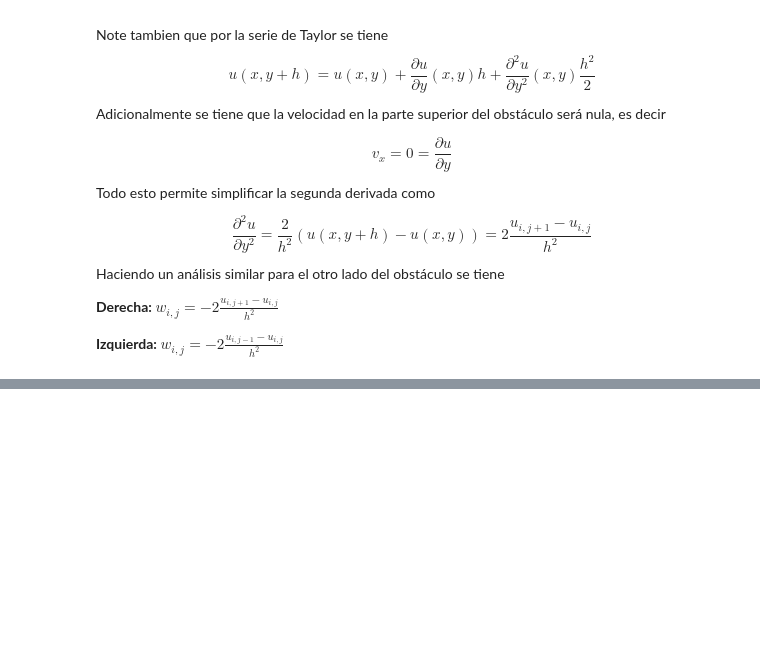
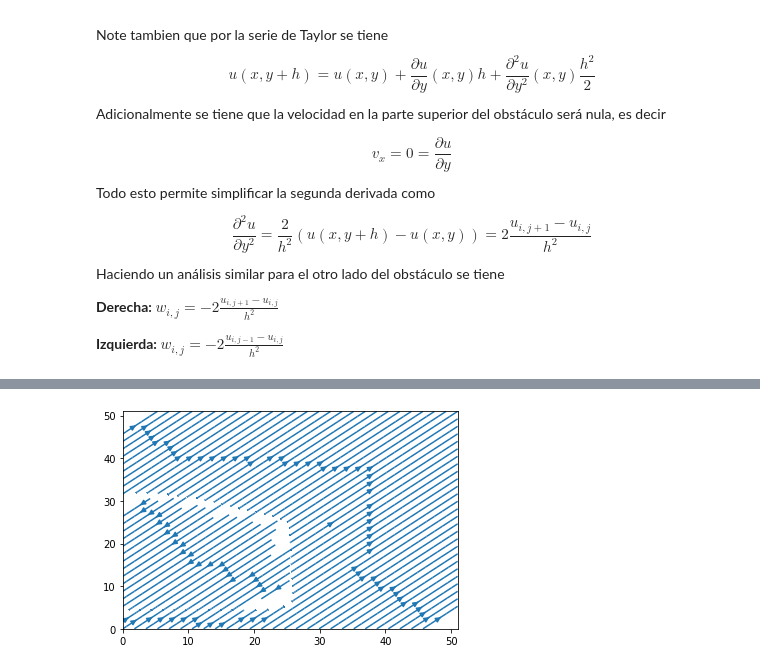
Before and after one commit to juanpablosalas/DanielDoradoJuanPabloSalas, a Jupyter notebook: Semana8/Semana8_DanielDoradoJuanPabloSalas.ipynb, the cells around one changed output, grey strips where cells are left out. Cells and saved outputs as stored; diff of their text form; code cells hidden in the pictures; blank space fills up the shorter version.

```diff
--- a/Semana8/Semana8_DanielDoradoJuanPabloSalas.ipynb
+++ b/Semana8/Semana8_DanielDoradoJuanPabloSalas.ipynb
@@ -238,0 +231,9 @@ plt.show()
+# %%
+fig = plt.figure()
+x = np.linspace(0,N+1,N+1)
+y = np.linspace(0,N+1,N+1)
+X,Y = np.meshgrid(x,y)
+plt.streamplot(X,Y,u,u)
+plt.show()
+# %% [output]
+[figure, added]
```
Also changed, not shown: parts of 6 cells of this notebook.
